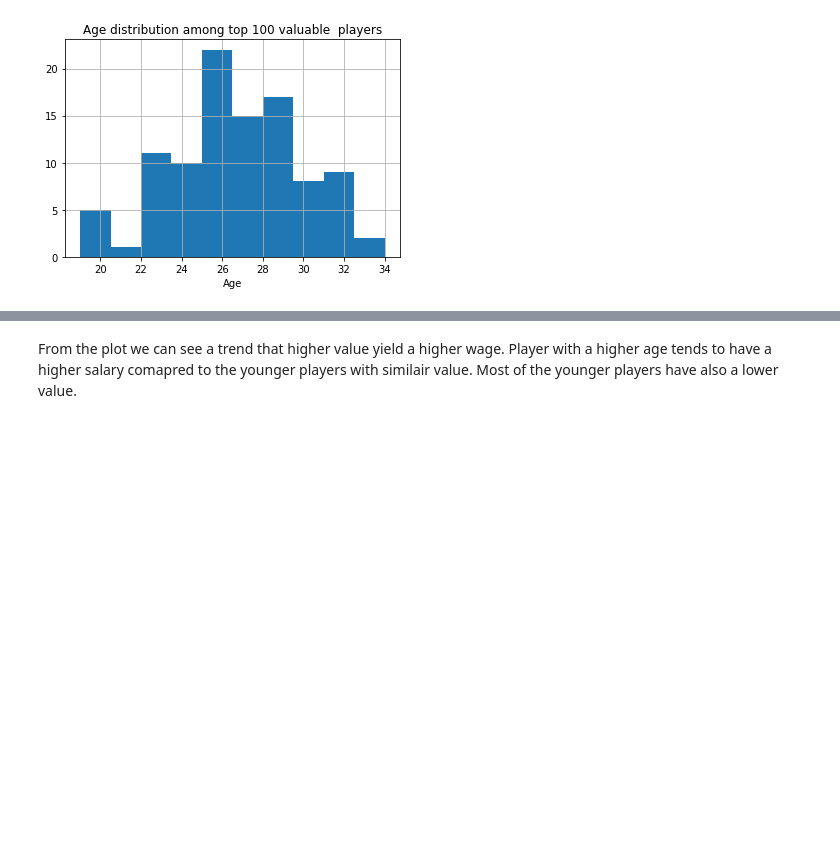
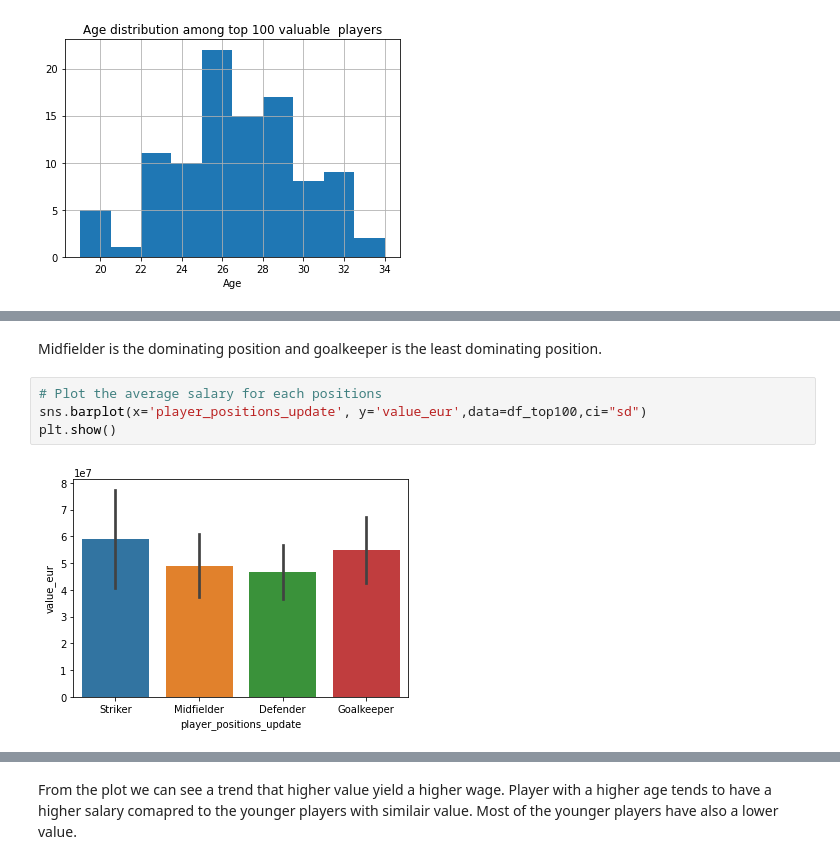
Before and after one commit to alexiska/Cluster-analysis-of-fifa-2020-data-set, a Jupyter notebook: Cluster analysis of fifa 2020 data set.ipynb, the cells around one changed output, grey strips where cells are left out. Saved outputs shown, nothing was run; the diff lists cells and outputs as text; blank space fills up the shorter version.

```diff
--- a/Cluster analysis of fifa 2020 data set.ipynb
+++ b/Cluster analysis of fifa 2020 data set.ipynb
@@ -112,0 +162,8 @@ From the histogram we can see that the average age is around 26 year and that th
+# %% [markdown]
+Midfielder is the dominating position and goalkeeper is the least dominating position.
+# %%
+# Plot the average salary for each positions
+sns.barplot(x='player_positions_update', y='value_eur',data=df_top100,ci="sd")
+plt.show()
+# %% [output]
+[figure, added]
```
Also changed, not shown: parts of 20 cells of this notebook, 1 other file.
